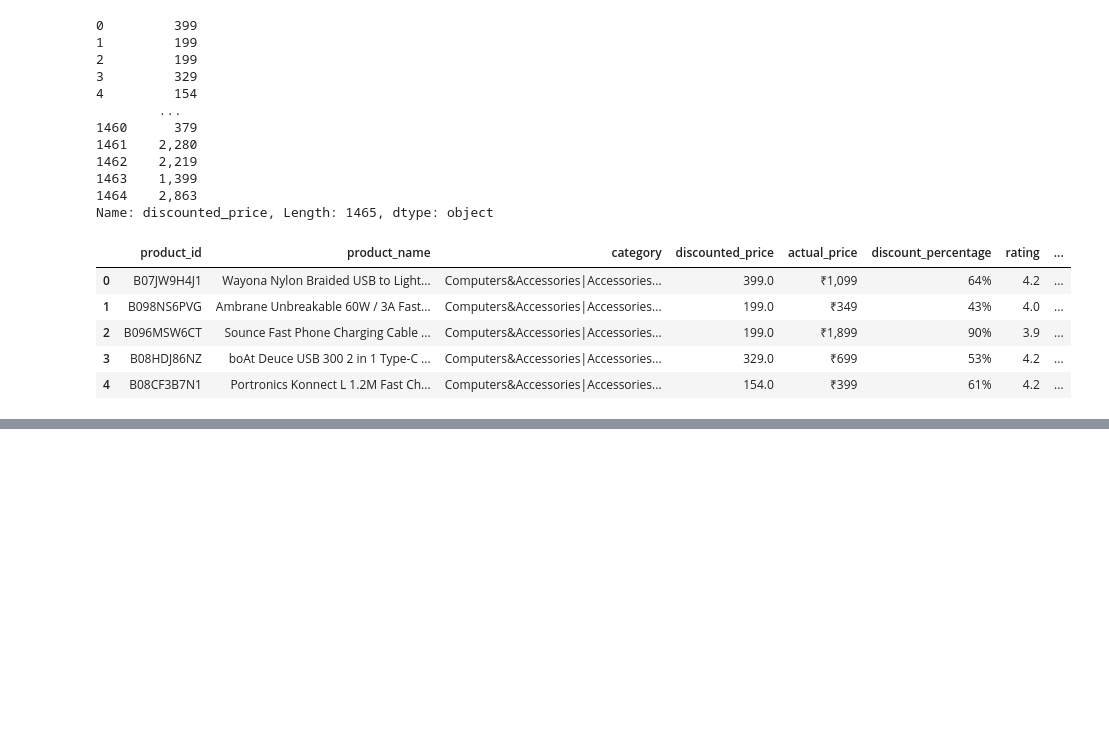
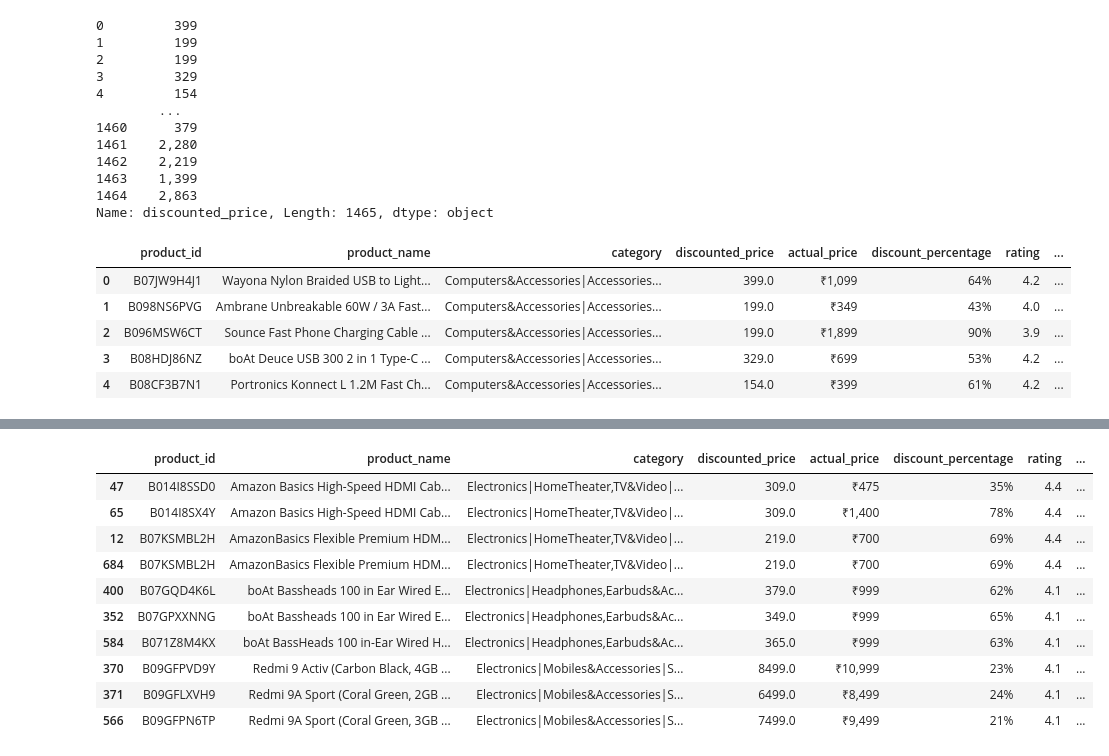
Before and after one commit to Utjiman/Fullstack_data_Richard_Boden, a Jupyter notebook: pandas_repetition.ipynb, the cells around one changed output, grey strips where cells are left out. Drawn from its saved outputs; the diff is of its cells as text; code cells hidden in the pictures; blank space fills up the shorter version.

```diff
--- a/pandas_repetition.ipynb
+++ b/pandas_repetition.ipynb
@@ -92,0 +178,14 @@ Name: rating, Length: 1465, dtype: object
+# %%
+df.sort_values(by= "rating_count", ascending=False).iloc[:10]
+# %% [output]
+|  | product_id | product_name | category | discounted_price | actual_price | discount_percentage | rating | ... |
+| 47 | B014I8SSD0 | Amazon Basics High-Speed HDMI Cab... | Electronics|HomeTheater,TV&Video|... | 309.0 | ₹475 | 35% | 4.4 | ... |
+| 65 | B014I8SX4Y | Amazon Basics High-Speed HDMI Cab... | Electronics|HomeTheater,TV&Video|... | 309.0 | ₹1,400 | 78% | 4.4 | ... |
+| 12 | B07KSMBL2H | AmazonBasics Flexible Premium HDM... | Electronics|HomeTheater,TV&Video|... | 219.0 | ₹700 | 69% | 4.4 | ... |
+| 684 | B07KSMBL2H | AmazonBasics Flexible Premium HDM... | Electronics|HomeTheater,TV&Video|... | 219.0 | ₹700 | 69% | 4.4 | ... |
+| 400 | B07GQD4K6L | boAt Bassheads 100 in Ear Wired E... | Electronics|Headphones,Earbuds&Ac... | 379.0 | ₹999 | 62% | 4.1 | ... |
+| 352 | B07GPXXNNG | boAt Bassheads 100 in Ear Wired E... | Electronics|Headphones,Earbuds&Ac... | 349.0 | ₹999 | 65% | 4.1 | ... |
+| 584 | B071Z8M4KX | boAt BassHeads 100 in-Ear Wired H... | Electronics|Headphones,Earbuds&Ac... | 365.0 | ₹999 | 63% | 4.1 | ... |
+| 370 | B09GFPVD9Y | Redmi 9 Activ (Carbon Black, 4GB ... | Electronics|Mobiles&Accessories|S... | 8499.0 | ₹10,999 | 23% | 4.1 | ... |
+| 371 | B09GFLXVH9 | Redmi 9A Sport (Coral Green, 2GB ... | Electronics|Mobiles&Accessories|S... | 6499.0 | ₹8,499 | 24% | 4.1 | ... |
+| 566 | B09GFPN6TP | Redmi 9A Sport (Coral Green, 3GB ... | Electronics|Mobiles&Accessories|S... | 7499.0 | ₹9,499 | 21% | 4.1 | ... |
```
Also changed, not shown: parts of 13 cells of this notebook.
